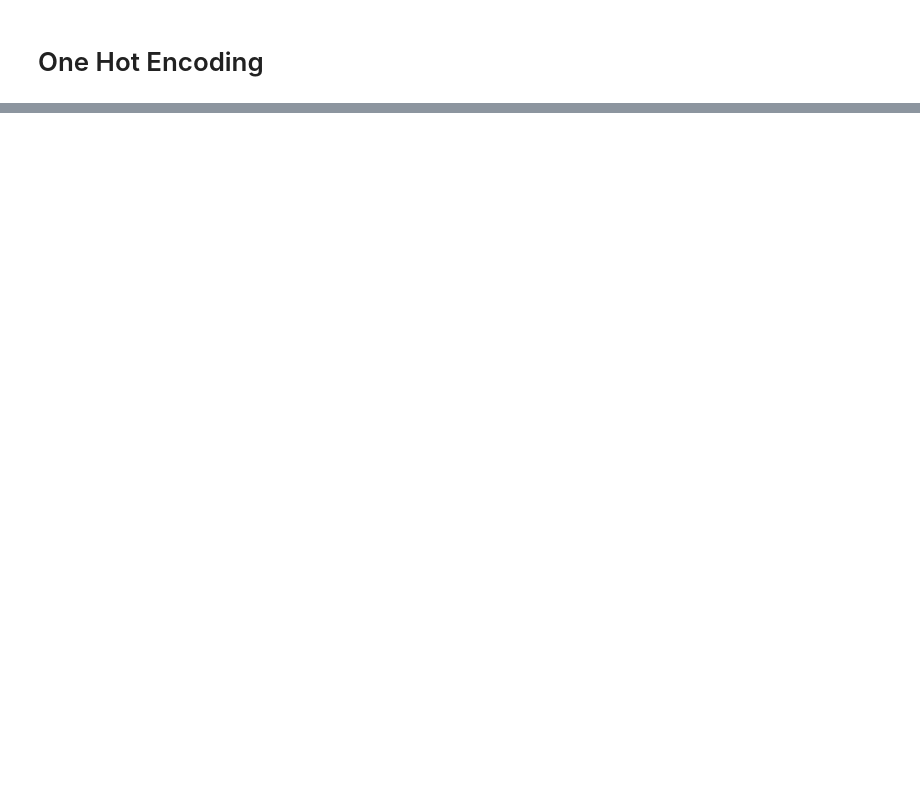
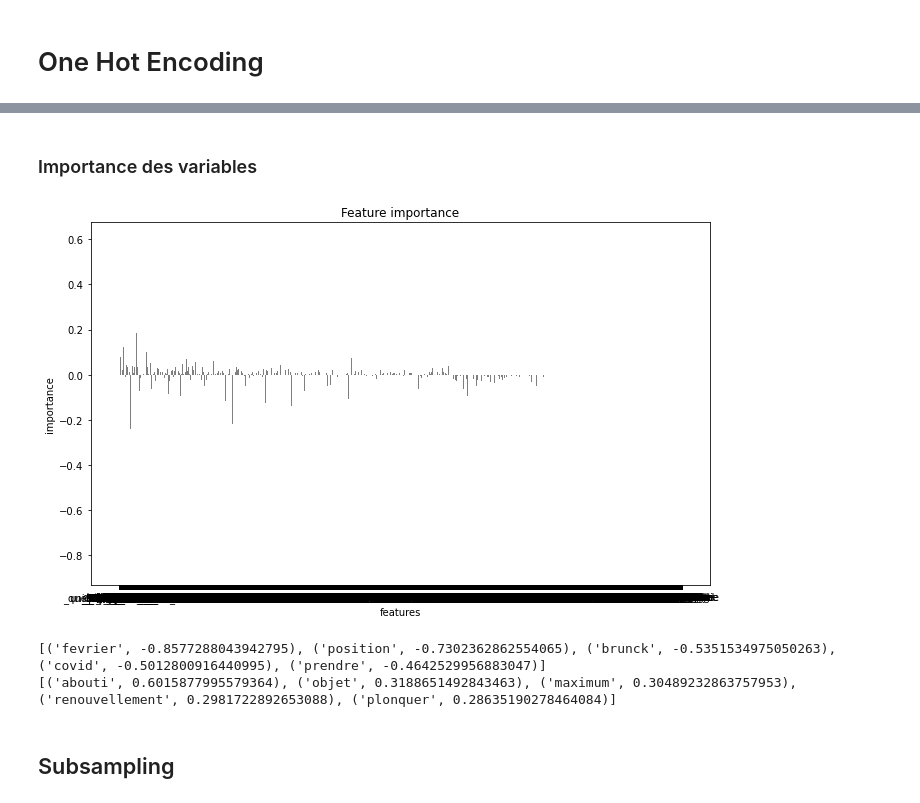
Before and after one commit to Maxime-LP/NLP-Mail-Classifier, a Jupyter notebook: 1 - OneHotEncoding.ipynb, the cells around one changed output, grey strips where cells are left out. Drawn from its saved outputs; the diff is of its cells as text; code cells hidden in the pictures; blank space fills up the shorter version.

```diff
--- a/1 - OneHotEncoding.ipynb
+++ b/1 - OneHotEncoding.ipynb
@@ -286,0 +103,18 @@ to-do :
+# %%
+X, X_test, y, y_test = train_test_split(X, y, test_size=0.2, stratify = y, random_state=42)
+X_train, X_val, y_train, y_val = train_test_split(X, y, test_size=0.3, stratify=y, random_state=42)
+scaler = StandardScaler()
+X_train = scaler.fit_transform(X_train)
+X_val = scaler.transform(X_val)
+X_test = scaler.transform(X_test)
+# %%
+class_weigth = compute_class_weight('balanced', classes = [0,1], y = y_train.values)
+class_weigth = {key:val for key,val in zip([0,1], class_weigth)}
+# %%
+from sklearn.svm import SVC
+
+model_svc = SVC(C=0.1325, kernel = 'linear', class_weight=class_weigth, random_state=42)
+model_svc.fit(X_train, y_train)
+
+y_pred = model_svc.predict(X_val)
+print(classification_report(y_val,y_pred))
@@ -286,0 +130,7 @@ to-do :
+# %%
+from sklearn.linear_model import LogisticRegression
+
+LR = LogisticRegression(C=1, solver = 'newton-cg', class_weight=class_weigth,random_state=42)
+LR.fit(X_train, y_train)
+y_pred = LR.predict(X_val)
+print(classification_report(y_val,y_pred))
@@ -286,0 +176,27 @@ to-do :
+# %% [markdown]
+### Importance des variables
+# %%
+import numpy as np
+import matplotlib.pyplot as plt
+cols = data_no_bigrams.drop('_label_', axis = 1).columns
+plt.figure(figsize=(6 * 1.618, 6))
+index = np.arange(len(cols))
+bar_width = 0.35
+plt.bar(index, LR.coef_[0], color='black', alpha=0.5)
+plt.xlabel('features')
+plt.ylabel('importance')
+plt.title('Feature importance')
+plt.xticks(index + bar_width, cols)
+plt.tight_layout()
+plt.show()
+# %% [output]
+[figure, added]
+# %%
+coefs = {key:LR.coef_[0][k] for k,key in enumerate(cols)}
+print(sorted(coefs.items(),key= lambda x:x[1])[:5])
+print(sorted(coefs.items(),key= lambda x:-x[1])[:5])
+# %% [output]
+[('fevrier', -0.8577288043942795), ('position', -0.7302362862554065), ('brunck', -0.5351534975050263), ('covid', -0.5012800916440995), ('prendre', -0.4642529956883047)]
+[('abouti', 0.6015877995579364), ('objet', 0.3188651492843463), ('maximum', 0.30489232863757953), ('renouvellement', 0.2981722892653088), ('plonquer', 0.28635190278464084)]
+# %% [markdown]
+## Subsampling
```
Also changed, not shown: parts of 80 cells of this notebook, 10 other files.
